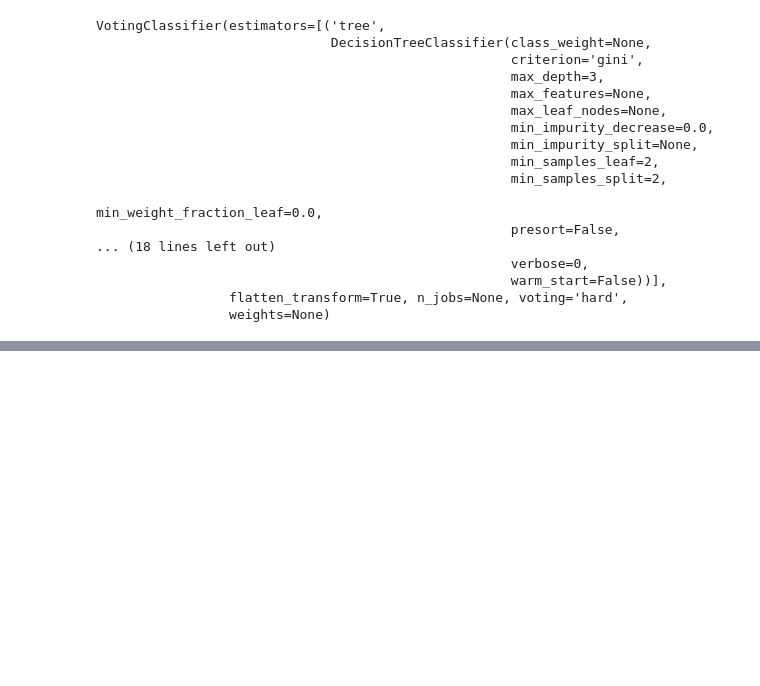
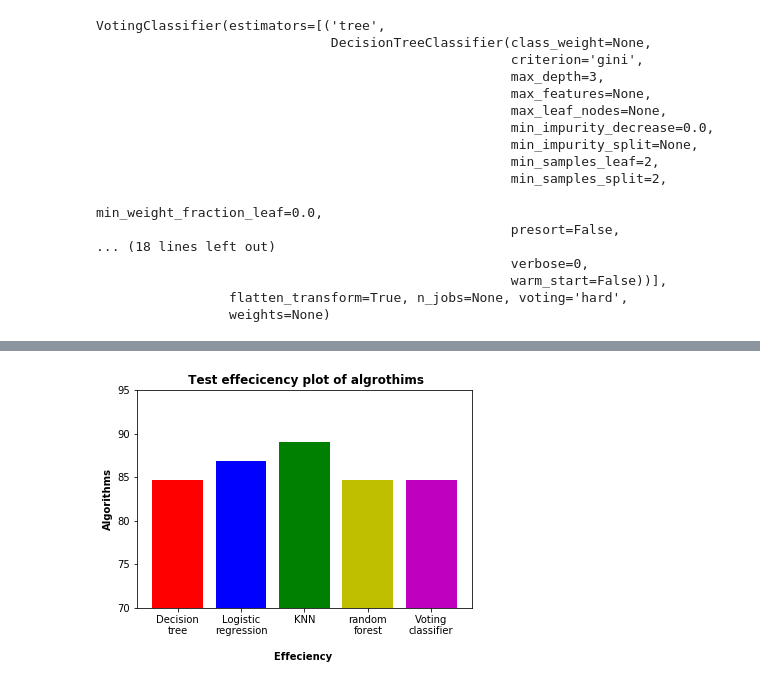
Before and after one commit to northcampus-university-of-kashmir/Heart-Disease-Detection-System, a Jupyter notebook: All in one.ipynb, the cells around one changed output, grey strips where cells are left out. Drawn from its saved outputs; the diff is of its cells as text; code cells hidden in the pictures; blank space fills up the shorter version.

```diff
--- a/All in one.ipynb
+++ b/All in one.ipynb
@@ -658,0 +677,11 @@ train_score2
+# %%
+plt.title(" Test effecicency plot of algrothims",fontweight="bold")
+plt.ylim(70,95)
+
+plt.xlabel("\nEffeciency ",fontweight="bold")
+plt.ylabel("Algorithms",fontweight="bold")
+
+plt.bar(algos,test_scores,color=['r','b','g','y','m']);
+plt.savefig("test.jpg")
+# %% [output]
+[figure, added]
```
Also changed, not shown: parts of 17 cells of this notebook, 4 other files.
